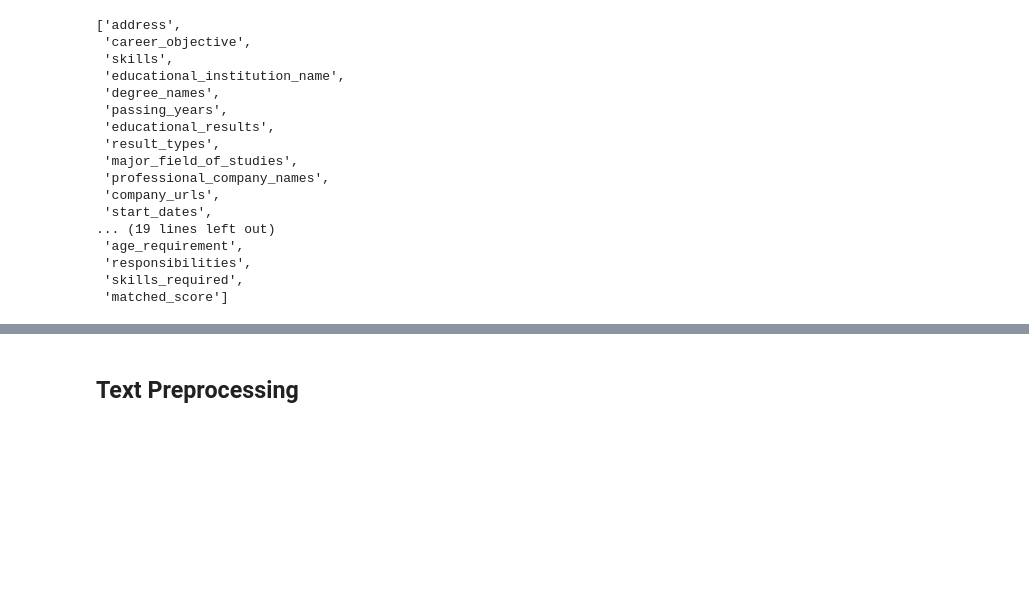
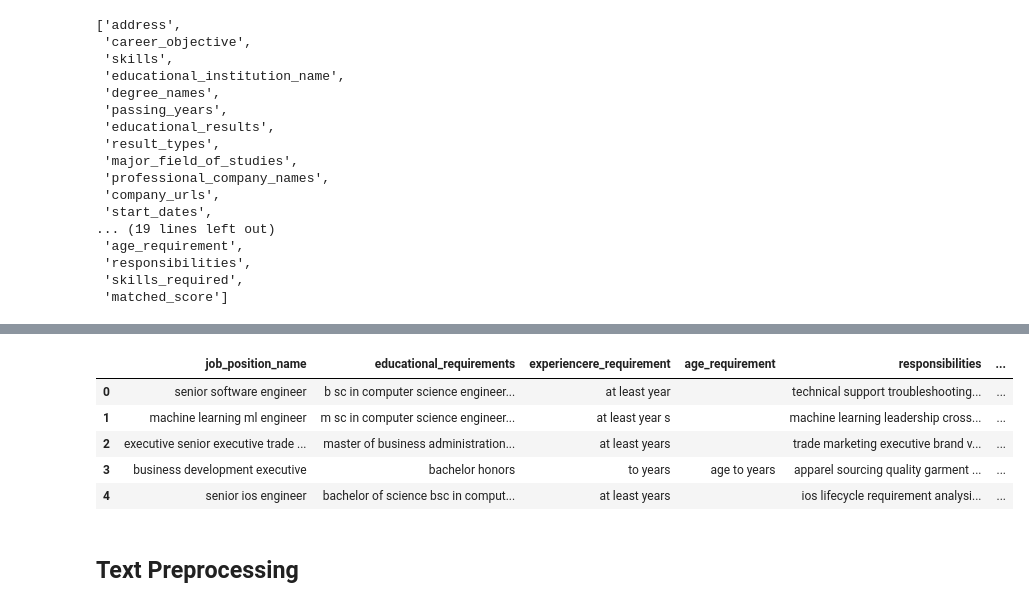
Before and after one commit to vijais0604-cloud/Resume_screening_using_NLP_and_ML, a Jupyter notebook: data_preproccessing.ipynb, the cells around one changed output, grey strips where cells are left out. Drawn from its saved outputs; the diff is of its cells as text; code cells hidden in the pictures; blank space fills up the shorter version.

```diff
--- a/data_preproccessing.ipynb
+++ b/data_preproccessing.ipynb
@@ -169,3 +205,12 @@ job = dataset[['job_position_name',
+# %%
+job.head()
+# %% [output]
+|  | job_position_name | educational_requirements | experiencere_requirement | age_requirement | responsibilities | ... |
+| 0 | senior software engineer | b sc in computer science engineer... | at least year |  | technical support troubleshooting... | ... |
+| 1 | machine learning ml engineer | m sc in computer science engineer... | at least year s |  | machine learning leadership cross... | ... |
+| 2 | executive senior executive trade ... | master of business administration... | at least years |  | trade marketing executive brand v... | ... |
+| 3 | business development executive | bachelor honors | to years | age to years | apparel sourcing quality garment ... | ... |
+| 4 | senior ios engineer | bachelor of science bsc in comput... | at least years |  | ios lifecycle requirement analysi... | ... |
 # %% [markdown]
 ## Text Preprocessing
 # %%
```
Also changed, not shown: parts of 16 cells of this notebook, 1 other file.
